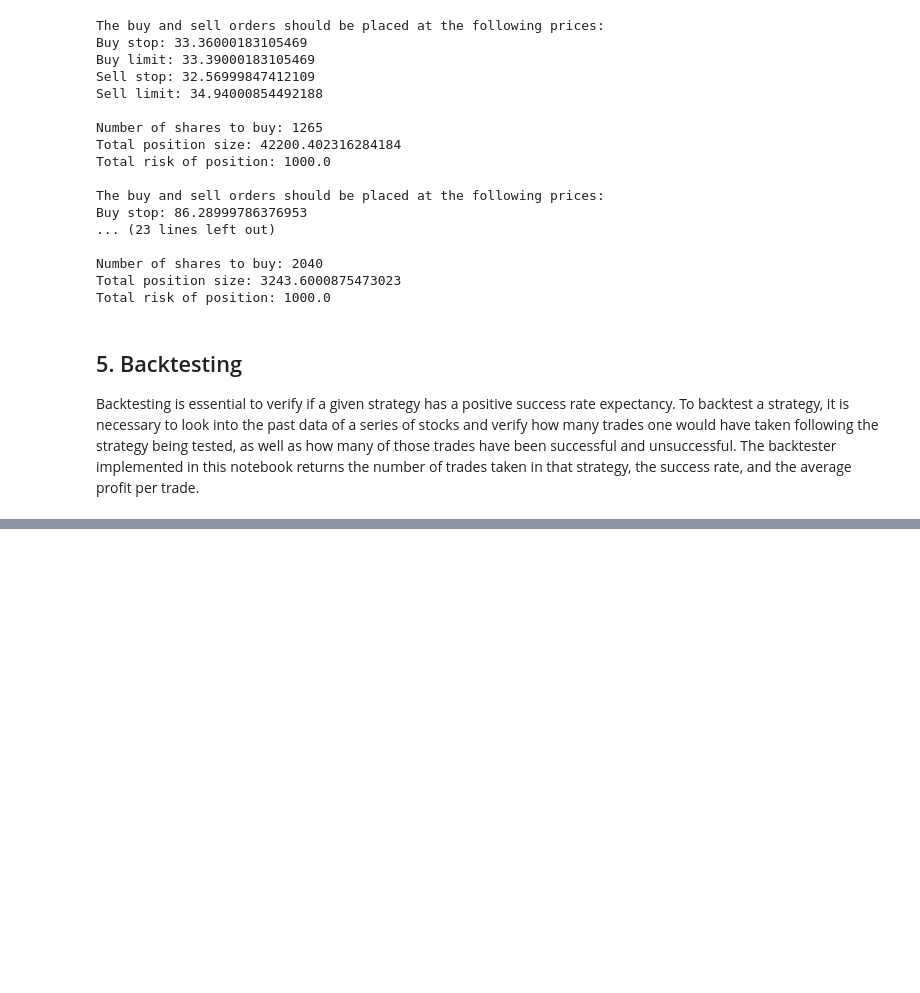
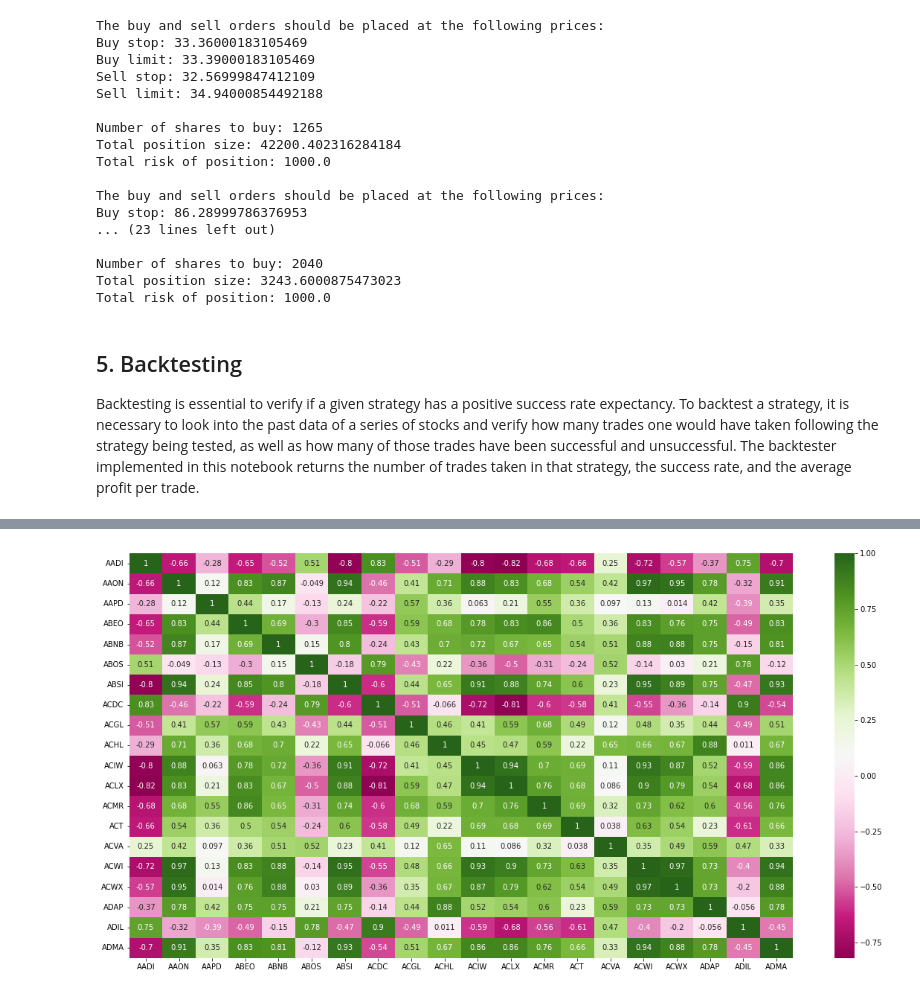
Before and after one commit to JoaoLuis92/Investments, a Jupyter notebook: Investments.ipynb, the cells around one changed output, grey strips where cells are left out. Saved outputs shown, nothing was run; the diff lists cells and outputs as text; code cells hidden in the pictures; blank space fills up the shorter version.

Commit message:
Added correlation and sector analysis

```diff
--- a/Investments.ipynb
+++ b/Investments.ipynb
@@ -142,0 +147,4 @@ Profit percentage: 1569.2%
+# %%
+corr = verify_correlation(Stock_lists.strong_stocks[0:20])
+# %% [output]
+[figure, added]
```
Also changed, not shown: parts of 13 cells of this notebook, 2 other files.
